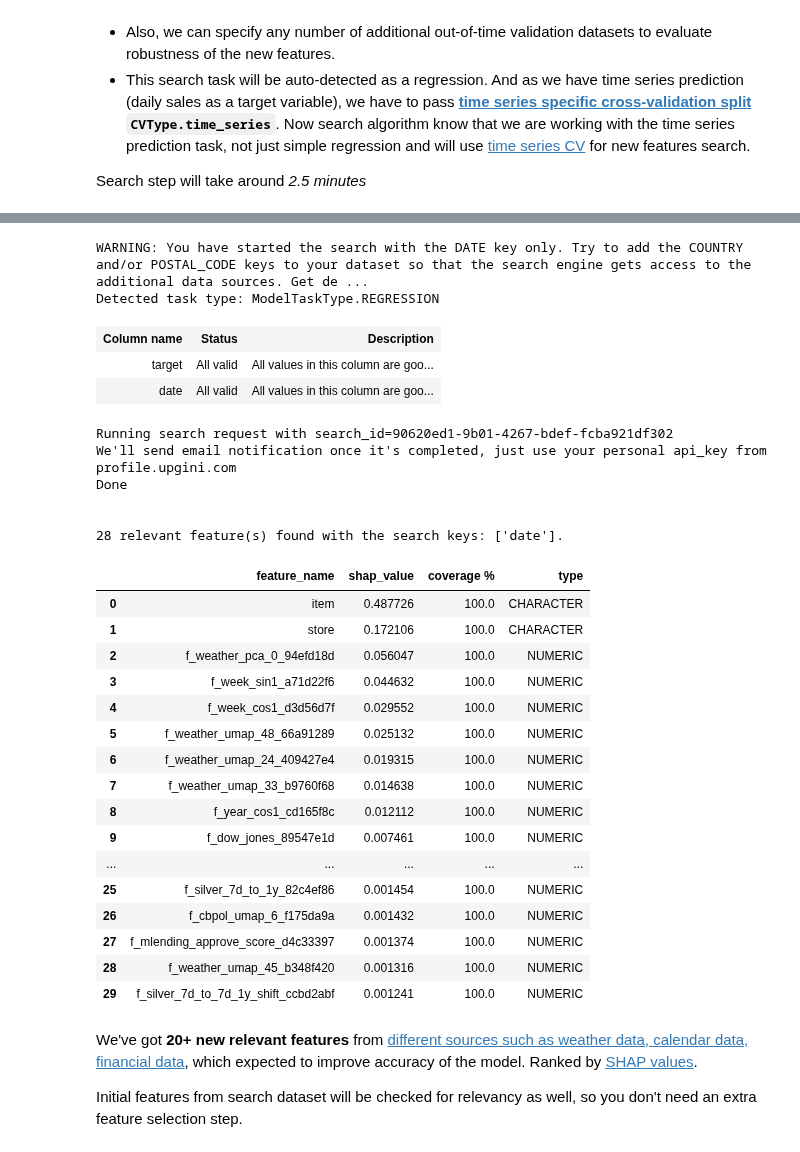
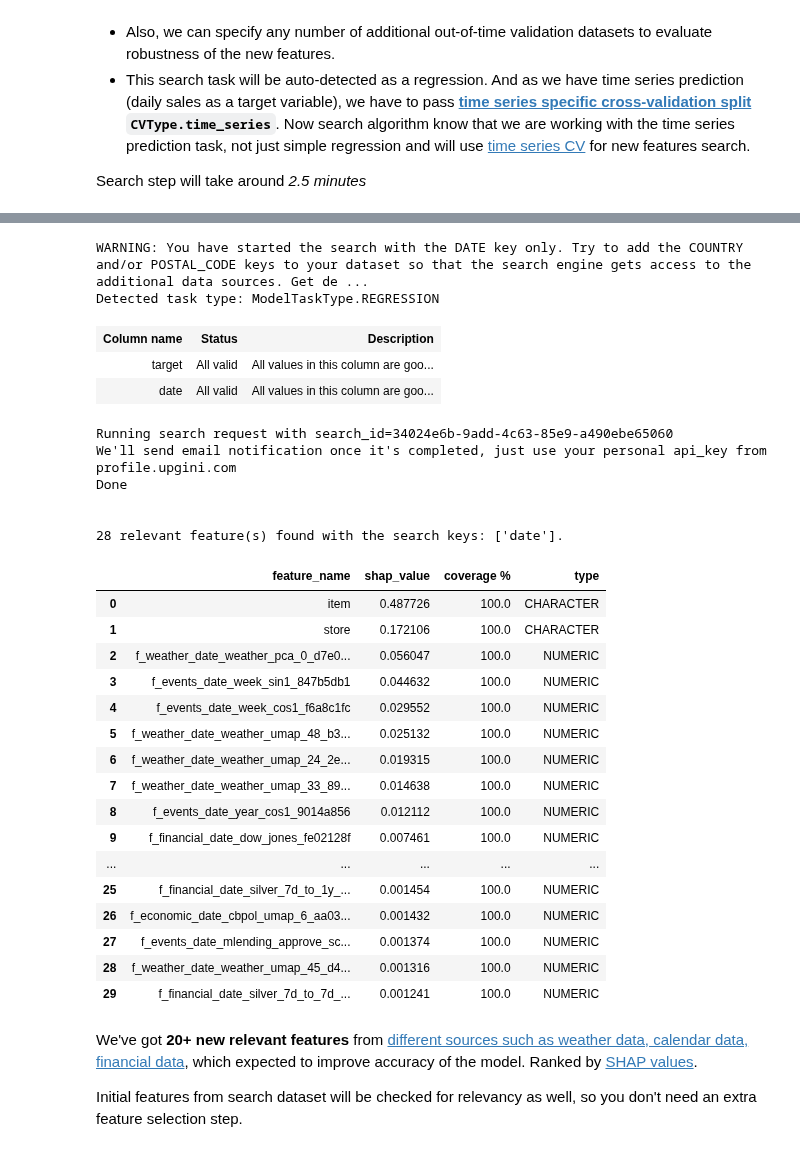
Before and after one commit to upgini/upgini, a Jupyter notebook: notebooks/kaggle_example.ipynb, the cells around one changed output, grey strips where cells are left out. Drawn from its saved outputs; the diff is of its cells as text; code cells hidden in the pictures.

```diff
--- a/notebooks/kaggle_example.ipynb
+++ b/notebooks/kaggle_example.ipynb
@@ -73,7 +73,7 @@ enricher = FeaturesEnricher(
     search_keys = {
       "date": SearchKey.DATE,
     },
-    cv = CVType.time_series
+    cv = CVType.time_series,
 )
 enricher.fit(train_features,
              train_target,
@@ -84,31 +83,31 @@ enricher.fit(train_features,
 WARNING: You have started the search with the DATE key only. Try to add the COUNTRY and/or POSTAL_CODE keys to your dataset so that the search engine gets access to the additional data sources. Get de ...
 Detected task type: ModelTaskType.REGRESSION
 | Column name | Status | Description |
 | target | All valid | All values in this column are goo... |
 | date | All valid | All values in this column are goo... |
-Running search request with search_id=90620ed1-9b01-4267-bdef-fcba921df302
+Running search request with search_id=34024e6b-9add-4c63-85e9-a490ebe65060
 We'll send email notification once it's completed, just use your personal api_key from profile.upgini.com
 Done
 
 
 28 relevant feature(s) found with the search keys: ['date'].
 |  | feature_name | shap_value | coverage % | type |
 | 0 | item | 0.487726 | 100.0 | CHARACTER |
 | 1 | store | 0.172106 | 100.0 | CHARACTER |
-| 2 | f_weather_pca_0_94efd18d | 0.056047 | 100.0 | NUMERIC |
-| 3 | f_week_sin1_a71d22f6 | 0.044632 | 100.0 | NUMERIC |
-| 4 | f_week_cos1_d3d56d7f | 0.029552 | 100.0 | NUMERIC |
-| 5 | f_weather_umap_48_66a91289 | 0.025132 | 100.0 | NUMERIC |
-| 6 | f_weather_umap_24_409427e4 | 0.019315 | 100.0 | NUMERIC |
-| 7 | f_weather_umap_33_b9760f68 | 0.014638 | 100.0 | NUMERIC |
-| 8 | f_year_cos1_cd165f8c | 0.012112 | 100.0 | NUMERIC |
-| 9 | f_dow_jones_89547e1d | 0.007461 | 100.0 | NUMERIC |
+| 2 | f_weather_date_weather_pca_0_d7e0... | 0.056047 | 100.0 | NUMERIC |
+| 3 | f_events_date_week_sin1_847b5db1 | 0.044632 | 100.0 | NUMERIC |
+| 4 | f_events_date_week_cos1_f6a8c1fc | 0.029552 | 100.0 | NUMERIC |
+| 5 | f_weather_date_weather_umap_48_b3... | 0.025132 | 100.0 | NUMERIC |
+| 6 | f_weather_date_weather_umap_24_2e... | 0.019315 | 100.0 | NUMERIC |
+| 7 | f_weather_date_weather_umap_33_89... | 0.014638 | 100.0 | NUMERIC |
+| 8 | f_events_date_year_cos1_9014a856 | 0.012112 | 100.0 | NUMERIC |
+| 9 | f_financial_date_dow_jones_fe02128f | 0.007461 | 100.0 | NUMERIC |
 | ... | ... | ... | ... | ... |
-| 25 | f_silver_7d_to_1y_82c4ef86 | 0.001454 | 100.0 | NUMERIC |
-| 26 | f_cbpol_umap_6_f175da9a | 0.001432 | 100.0 | NUMERIC |
-| 27 | f_mlending_approve_score_d4c33397 | 0.001374 | 100.0 | NUMERIC |
-| 28 | f_weather_umap_45_b348f420 | 0.001316 | 100.0 | NUMERIC |
-| 29 | f_silver_7d_to_7d_1y_shift_ccbd2abf | 0.001241 | 100.0 | NUMERIC |
+| 25 | f_financial_date_silver_7d_to_1y_... | 0.001454 | 100.0 | NUMERIC |
+| 26 | f_economic_date_cbpol_umap_6_aa03... | 0.001432 | 100.0 | NUMERIC |
+| 27 | f_events_date_mlending_approve_sc... | 0.001374 | 100.0 | NUMERIC |
+| 28 | f_weather_date_weather_umap_45_d4... | 0.001316 | 100.0 | NUMERIC |
+| 29 | f_financial_date_silver_7d_to_7d_... | 0.001241 | 100.0 | NUMERIC |
 # %% [markdown]
 We've got **20+ new relevant features** from [different sources such as weather data, calendar data, financial data](https://github.com/upgini/upgini#-connected-data-sources-and-coverage), which expected to improve accuracy of the model. Ranked by [SHAP values](https://en.wikipedia.org/wiki/Shapley_value).
 
```
Also changed, not shown: parts of 4 cells of this notebook.
